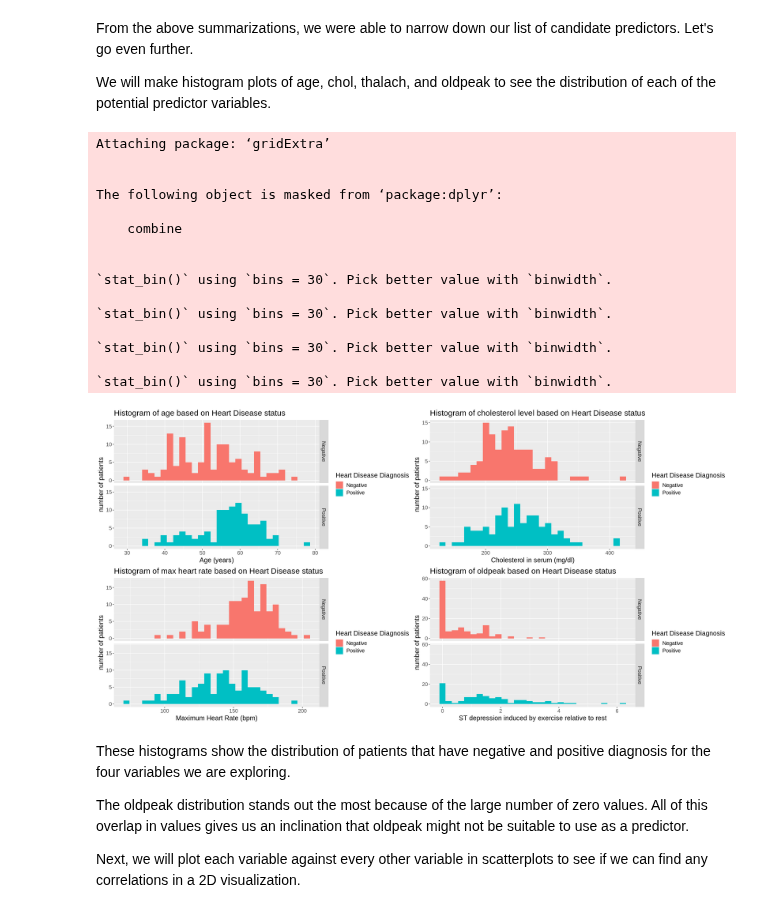
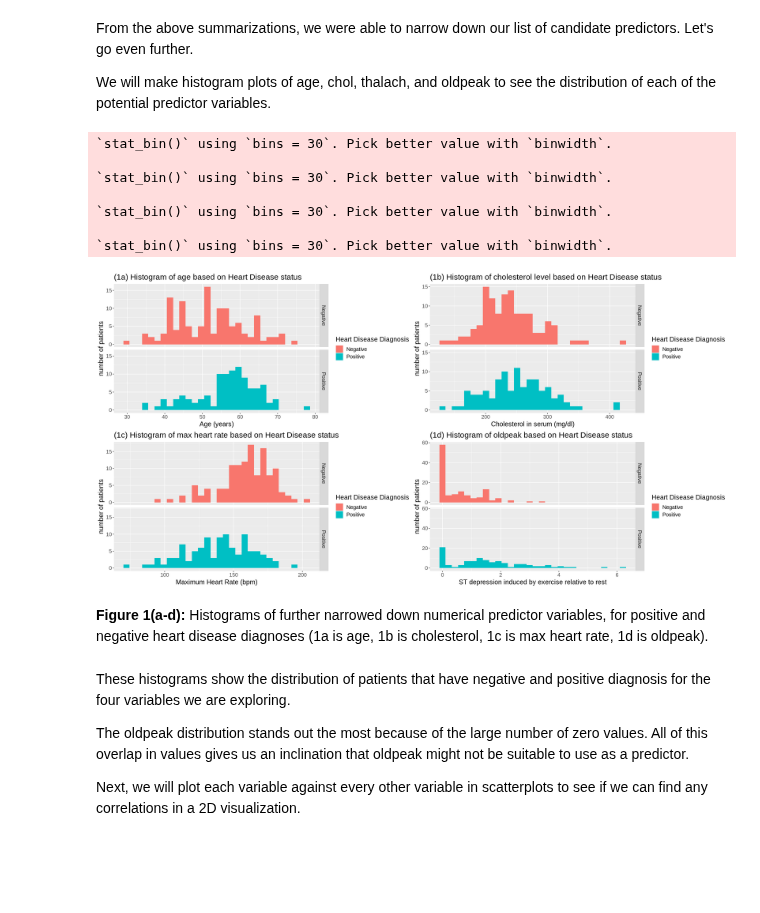
Before and after one commit to kaialami/dsci-007-group-45, a Jupyter notebook: Final-Project.ipynb, the cells around one changed output. Cells and saved outputs as stored; diff of their text form; code cells hidden in the pictures; blank space fills up the shorter version.

Commit message:
Table 1, Table 2, Table 3 and Figure 1 names added

```diff
--- a/Final-Project.ipynb
+++ b/Final-Project.ipynb
@@ -194,7 +168,7 @@ age_plot <- heart_train |>
         ggplot(aes(x = age, fill = diagnosis)) +
         geom_histogram() +
         labs(x = "Age (years)", y = "number of patients", fill = "Heart Disease Diagnosis") +
-        ggtitle("Histogram of age based on Heart Disease status") +
+        ggtitle("(1a) Histogram of age based on Heart Disease status") +
         theme(text = element_text(size = 15)) +
         facet_grid(rows = vars(diagnosis))
 
@@ -202,47 +176,41 @@ chol_plot <- heart_train |>
         ggplot(aes(x = chol, fill = diagnosis)) +
         geom_histogram() +
         labs(x = "Cholesterol in serum (mg/dl)", y = "number of patients", fill = "Heart Disease Diagnosis") +
-        ggtitle("Histogram of cholesterol level based on Heart Disease status") +
+        ggtitle("(1b) Histogram of cholesterol level based on Heart Disease status") +
         theme(text = element_text(size = 15)) +
         facet_grid(rows = vars(diagnosis))
 
 
 thalach_plot <- heart_train |>
         ggplot(aes(x = thalach, fill = diagnosis)) +
         geom_histogram() +
         labs(x = "Maximum Heart Rate (bpm)", y = "number of patients", fill = "Heart Disease Diagnosis") +
-        ggtitle("Histogram of max heart rate based on Heart Disease status") +
+        ggtitle("(1c) Histogram of max heart rate based on Heart Disease status") +
         theme(text = element_text(size = 15)) +
         facet_grid(rows = vars(diagnosis))
 
 
 oldpeak_plot <- heart_train |>
         ggplot(aes(x = oldpeak, fill = diagnosis)) +
         geom_histogram() +
         labs(x = "ST depression induced by exercise relative to rest", y = "number of patients", fill = "Heart Disease Diagnosis") +
-        ggtitle("Histogram of oldpeak based on Heart Disease status") +
+        ggtitle("(1d) Histogram of oldpeak based on Heart Disease status") +
         theme(text = element_text(size = 15)) +
         facet_grid(rows = vars(diagnosis))
 
 
 grid.arrange(age_plot, chol_plot, thalach_plot, oldpeak_plot, ncol = 2)
 # %% [output]
-Attaching package: ‘gridExtra’
-
-
-The following object is masked from ‘package:dplyr’:
-
-    combine
-
-
 `stat_bin()` using `bins = 30`. Pick better value with `binwidth`.
 
 `stat_bin()` using `bins = 30`. Pick better value with `binwidth`.
 
 `stat_bin()` using `bins = 30`. Pick better value with `binwidth`.
 
 `stat_bin()` using `bins = 30`. Pick better value with `binwidth`.
-[figure, old version]
+[figure, new version]
+# %% [markdown]
+**Figure 1(a-d):** Histograms of further narrowed down numerical predictor variables, for positive and negative heart disease diagnoses (1a is age, 1b is cholesterol, 1c is max heart rate, 1d is oldpeak).
 # %% [markdown]
 These histograms show the distribution of patients that have negative and positive diagnosis for the four variables we are exploring.
 
```
Also changed, not shown: parts of 9 cells of this notebook.
